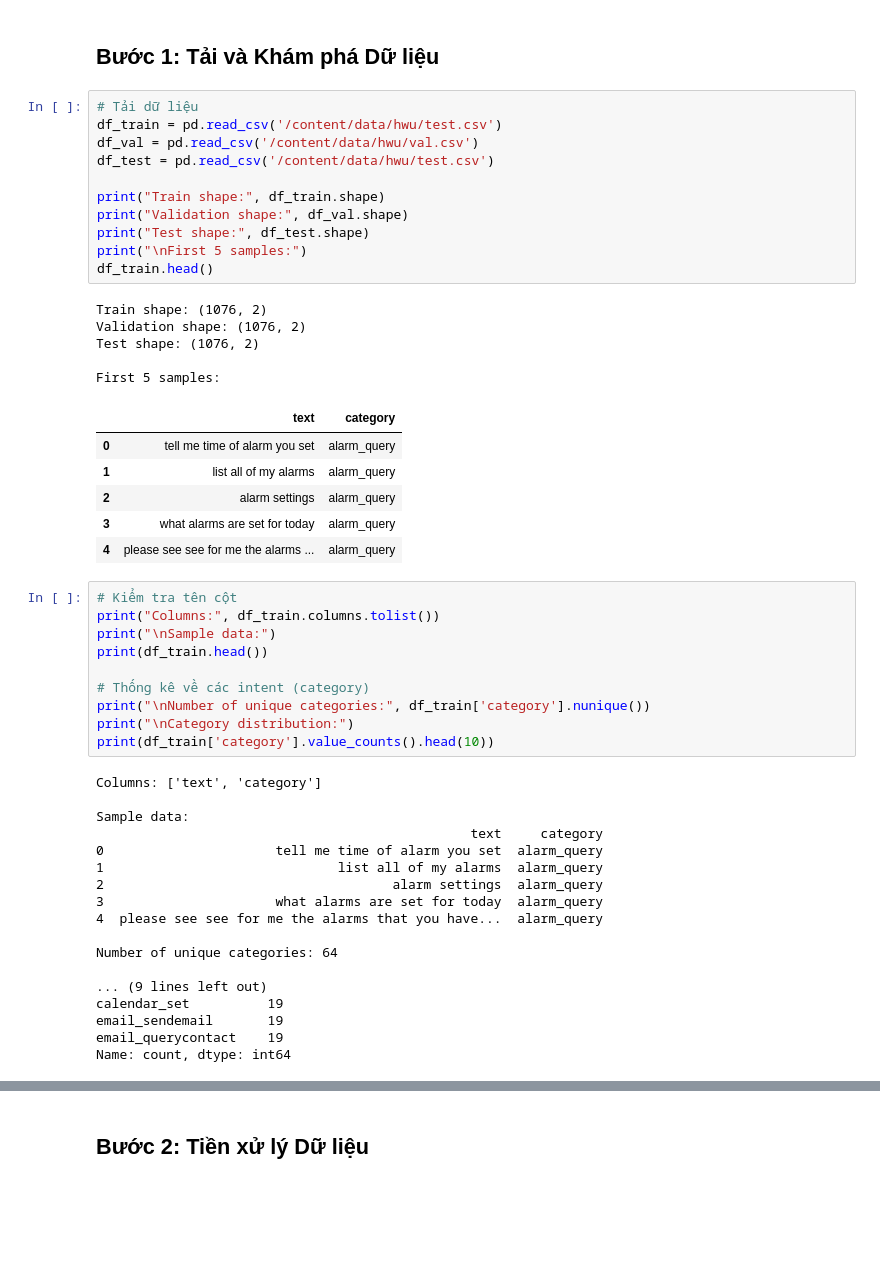
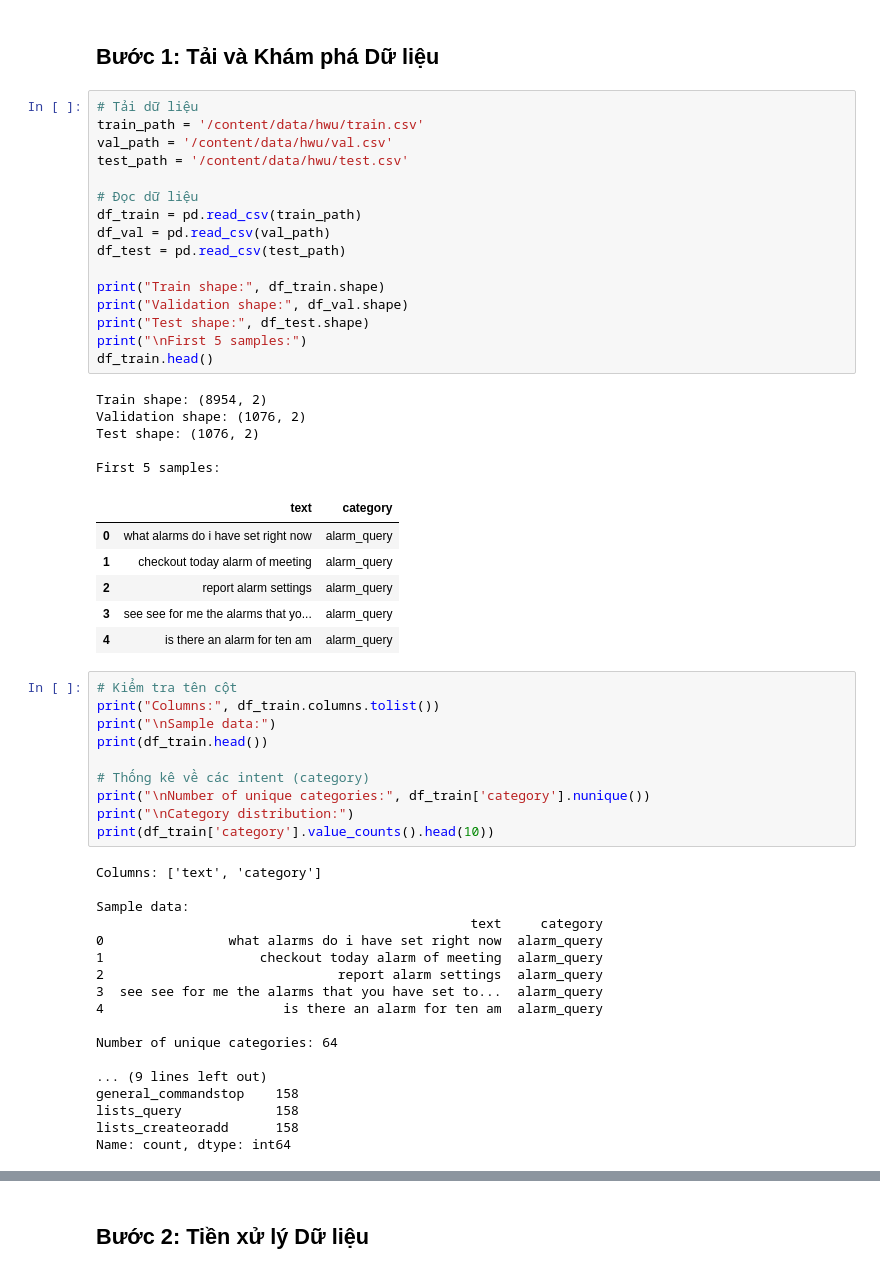
Before and after one commit to Sono1303/NLP, a Jupyter notebook: Lab5/part2/lab5_rnn_text_classification.ipynb, the cells around one changed output, grey strips where cells are left out. Drawn from its saved outputs; the diff is of its cells as text; blank space fills up the shorter version.

```diff
--- a/Lab5/part2/lab5_rnn_text_classification.ipynb
+++ b/Lab5/part2/lab5_rnn_text_classification.ipynb
@@ -45,27 +45,32 @@ GPU Available: []
 ## Bước 1: Tải và Khám phá Dữ liệu
 # %%
 # Tải dữ liệu
-df_train = pd.read_csv('/content/data/hwu/test.csv')
-df_val = pd.read_csv('/content/data/hwu/val.csv')
-df_test = pd.read_csv('/content/data/hwu/test.csv')
+train_path = '/content/data/hwu/train.csv'
+val_path = '/content/data/hwu/val.csv'
+test_path = '/content/data/hwu/test.csv'
+
+# Đọc dữ liệu
+df_train = pd.read_csv(train_path)
+df_val = pd.read_csv(val_path)
+df_test = pd.read_csv(test_path)
 
 print("Train shape:", df_train.shape)
 print("Validation shape:", df_val.shape)
 print("Test shape:", df_test.shape)
 print("\nFirst 5 samples:")
 df_train.head()
 # %% [output]
-Train shape: (1076, 2)
+Train shape: (8954, 2)
 Validation shape: (1076, 2)
 Test shape: (1076, 2)
 
 First 5 samples:
 |  | text | category |
-| 0 | tell me time of alarm you set | alarm_query |
-| 1 | list all of my alarms | alarm_query |
-| 2 | alarm settings | alarm_query |
-| 3 | what alarms are set for today | alarm_query |
-| 4 | please see see for me the alarms ... | alarm_query |
+| 0 | what alarms do i have set right now | alarm_query |
+| 1 | checkout today alarm of meeting | alarm_query |
+| 2 | report alarm settings | alarm_query |
+| 3 | see see for me the alarms that yo... | alarm_query |
+| 4 | is there an alarm for ten am | alarm_query |
 # %%
 # Kiểm tra tên cột
 print("Columns:", df_train.columns.tolist())
@@ -81,18 +86,18 @@ Columns: ['text', 'category']
 
 Sample data:
                                                 text     category
-0                      tell me time of alarm you set  alarm_query
-1                              list all of my alarms  alarm_query
-2                                     alarm settings  alarm_query
-3                      what alarms are set for today  alarm_query
-4  please see see for me the alarms that you have...  alarm_query
+0                what alarms do i have set right now  alarm_query
+1                    checkout today alarm of meeting  alarm_query
+2                              report alarm settings  alarm_query
+3  see see for me the alarms that you have set to...  alarm_query
+4                       is there an alarm for ten am  alarm_query
 
 Number of unique categories: 64
 
 ... (9 lines left out)
-calendar_set          19
-email_sendemail       19
-email_querycontact    19
+general_commandstop    158
+lists_query            158
+lists_createoradd      158
 Name: count, dtype: int64
 # %%
 # Visualize phân phối intent
```
Also changed, not shown: parts of 23 cells of this notebook.
